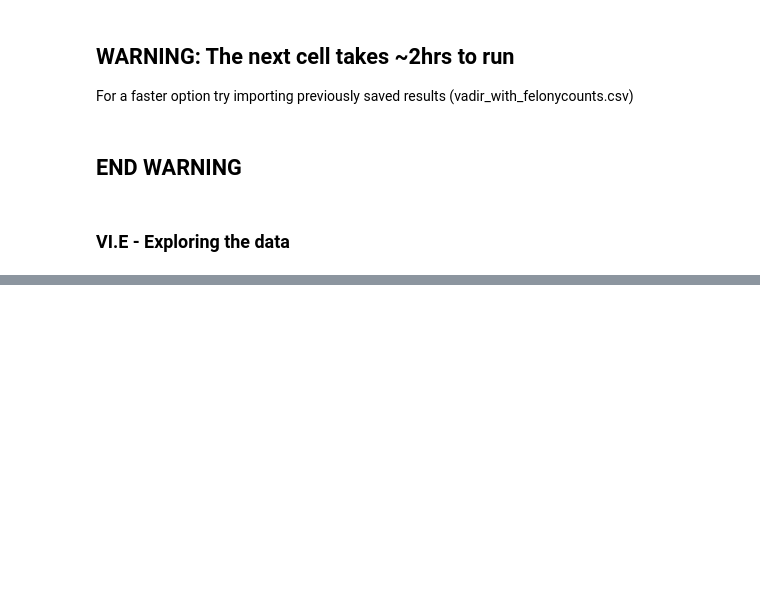
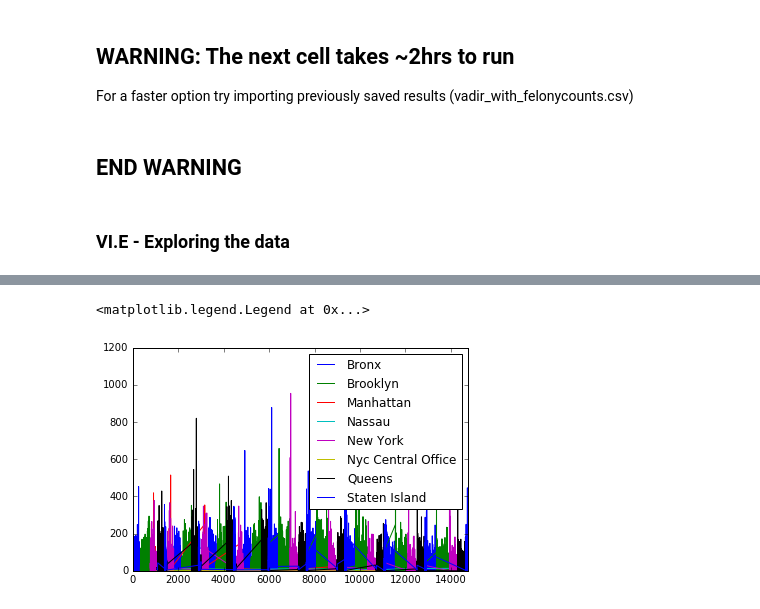
Before and after one commit to mmillervedam/INFOW18_FinalProject, a Jupyter notebook: Final Project Notebook.ipynb, the cells around one changed output, grey strips where cells are left out. Cells and saved outputs as stored; diff of their text form; code cells hidden in the pictures; blank space fills up the shorter version.

```diff
--- a/Final Project Notebook.ipynb
+++ b/Final Project Notebook.ipynb
@@ -880,0 +1064,7 @@ school_df.to_csv('vadir_with_felonycounts.csv')
+# %%
+# boxplot of Local felonies by borough?
+school_df.groupby('County')['Total Incidents'].plot(kind='box')
+plt.legend()
+# %% [output]
+<matplotlib.legend.Legend at 0x...>
+[figure, added]
```
Also changed, not shown: parts of 42 cells of this notebook.
